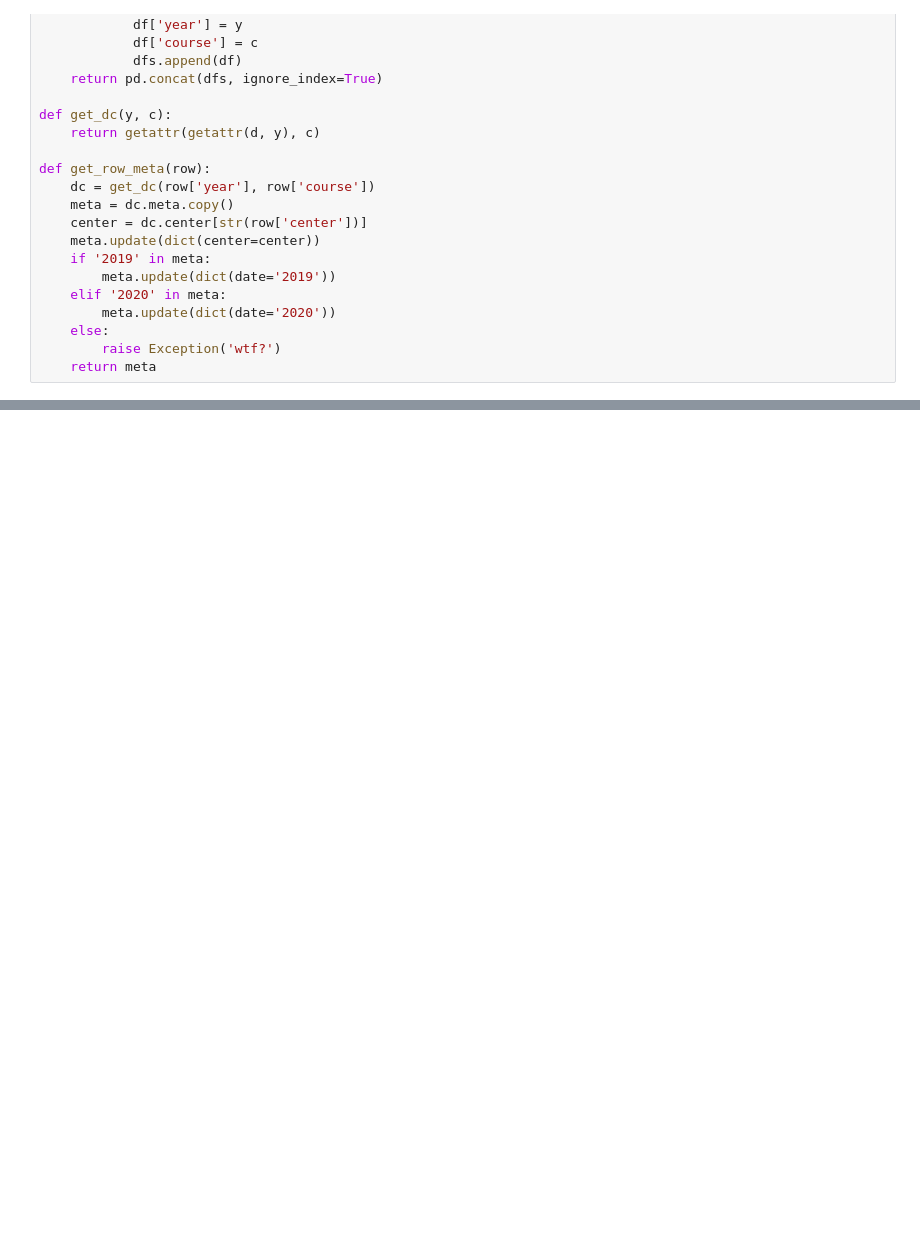
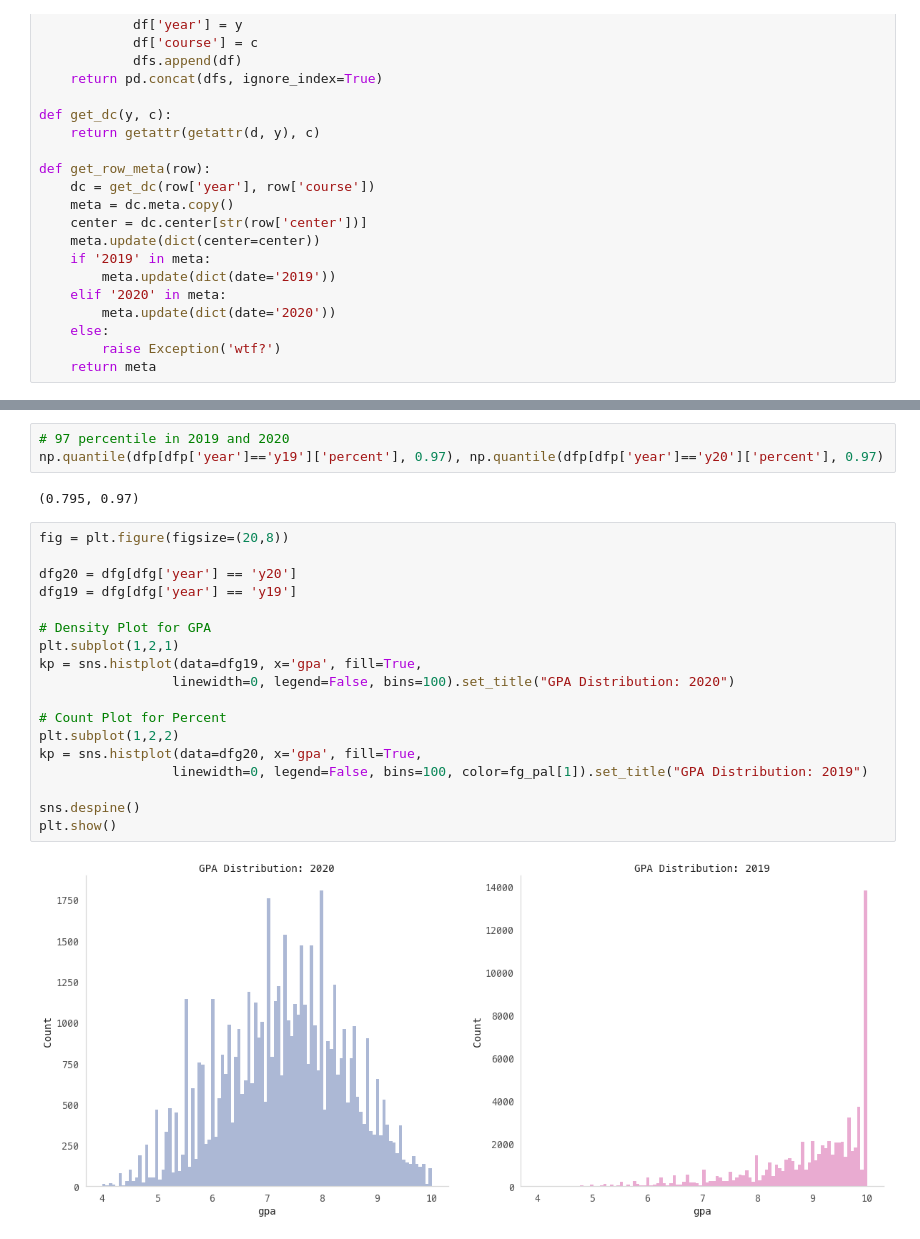
Before and after one commit to 18alantom/the_genius_batch, a Jupyter notebook: Plotting It.ipynb, the cells around one changed output, grey strips where cells are left out. Drawn from its saved outputs; the diff is of its cells as text; blank space fills up the shorter version.

```diff
--- a/Plotting It.ipynb
+++ b/Plotting It.ipynb
@@ -91,0 +287,25 @@ memory usage: 7.9+ MB
+# %%
+# 97 percentile in 2019 and 2020
+np.quantile(dfp[dfp['year']=='y19']['percent'], 0.97), np.quantile(dfp[dfp['year']=='y20']['percent'], 0.97)
+# %% [output]
+(0.795, 0.97)
+# %%
+fig = plt.figure(figsize=(20,8))
+
+dfg20 = dfg[dfg['year'] == 'y20']
+dfg19 = dfg[dfg['year'] == 'y19']
+
+# Density Plot for GPA
+plt.subplot(1,2,1)
+kp = sns.histplot(data=dfg19, x='gpa', fill=True,
+                 linewidth=0, legend=False, bins=100).set_title("GPA Distribution: 2020")
+
+# Count Plot for Percent
+plt.subplot(1,2,2)
+kp = sns.histplot(data=dfg20, x='gpa', fill=True,
+                 linewidth=0, legend=False, bins=100, color=fg_pal[1]).set_title("GPA Distribution: 2019")
+
+sns.despine()
+plt.show()
+# %% [output]
+[figure, added]
```
Also changed, not shown: parts of 106 cells of this notebook.
